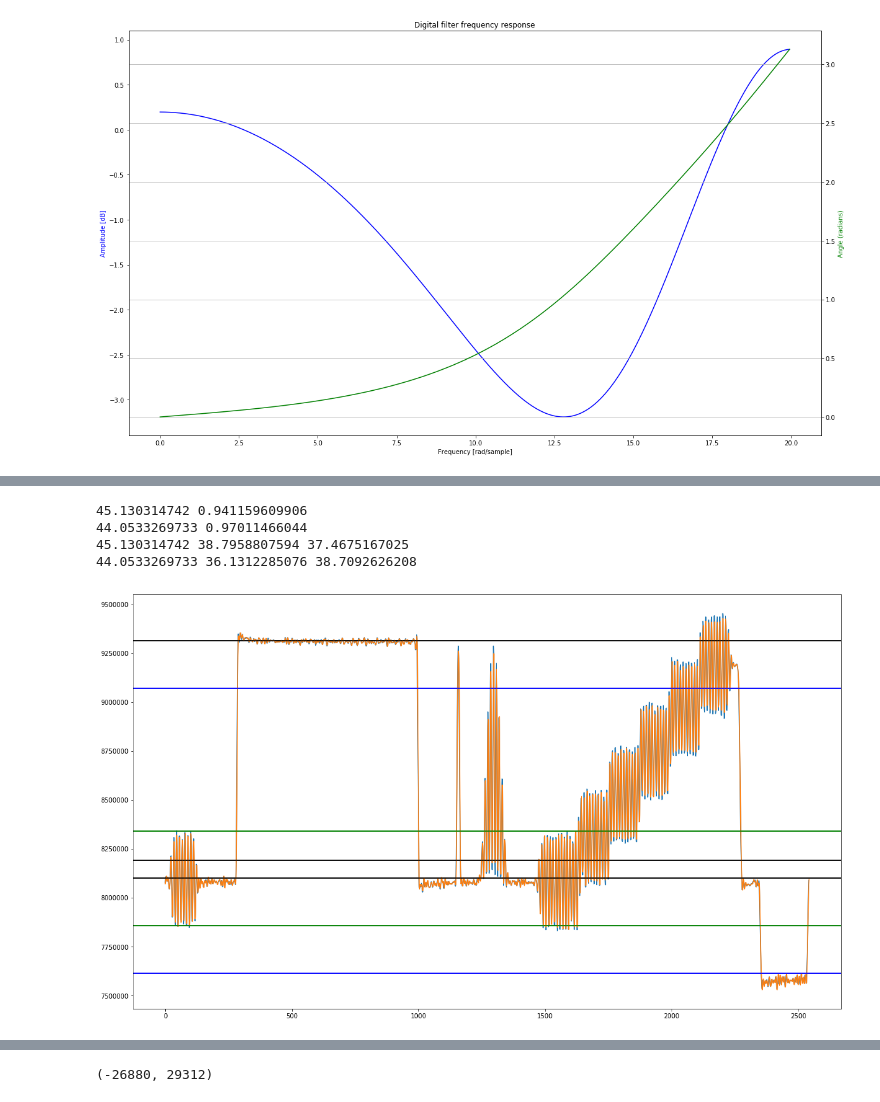
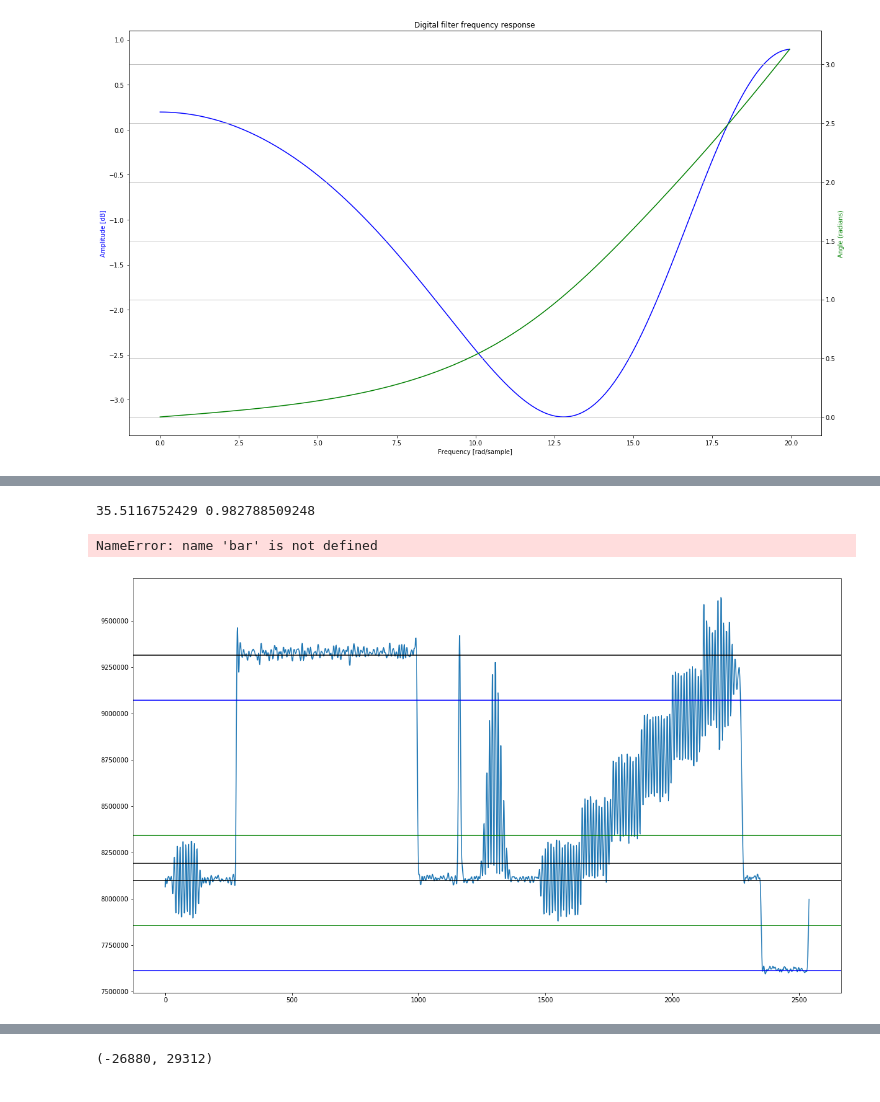
Before and after one commit to happycube/ld-decode, a Jupyter notebook: ld-decoder-dev.ipynb, the cells around one changed output, grey strips where cells are left out. Saved outputs shown, nothing was run; the diff lists cells and outputs as text; code cells hidden in the pictures.

```diff
--- a/ld-decoder-dev.ipynb
+++ b/ld-decoder-dev.ipynb
@@ -919,7 +915,7 @@ def checklinelocs(frame, lineinfo, filterset, outfsc):
             continue
 
         tgtsync = _usectopx(58.35)
-        syncstart = calczc(scaled, tgtsync, iretohz(-15), _usectopx(2.5))
+        syncstart = calczc(scaled, tgtsync, iretohz(-20), _usectopx(2.5))
         if np.abs(syncstart - _usectopx(58.85)) > (outwidth * 0.5 / 63.55):
             subset_endsync = scaled[int(syncstart - _usectopx(1.0)):int(syncstart + _usectopx(1.0))]
             #print(l, len(subset_endsync))
@@ -936,7 +932,7 @@ def checklinelocs(frame, lineinfo, filterset, outfsc):
 
         # For NTSC, the end location should be at approx 58.85usec.
         # Fix it if it's a clean sample and outside of that...
-        syncstart = calczc(scaled, tgtsync, iretohz(-15), _usectopx(4.0))
+        syncstart = calczc(scaled, tgtsync, iretohz(-20), _usectopx(4.0))
         #print(l, syncstart, _usectopx(58.85))
 
         if syncstart is None:
@@ -1118,8 +1023,8 @@ fb = [1.0]
 if True: # DD 3.0
     params['freq'] = 40.0
 
-    deemp_adj1 = .345
-    deemp_adj2 = .345
+    deemp_adj1 = .34
+    deemp_adj2 = .34
 
     params['deemp'] = (120*deemp_adj1, 320*deemp_adj2)
     sampletype = 2
@@ -1127,10 +1032,10 @@ if True: # DD 3.0
     # use w/ac3 disks
     #params['audio_rfreq'] = 2900000
 
-    params['vbpf'] = (3500000, 13500000)
-    params['vbpf_order'] = 3
+    params['vbpf'] = (3500000, 12500000)
+    params['vbpf_order'] = 1
 
-    params['vlpf_freq'] = 4500000
+    params['vlpf_freq'] = 4000000
     params['vlpf_order'] = 6
 
 filterset = prepare_video_filters(params)
@@ -1143,8 +1050,13 @@ def pxtousec(px, freq = filterset['freq_hz']):
 def usectopx(usec, freq = filterset['freq_hz']):
     return freq * usec / 1000000
 # %%
-def formatoutput(combined, lines_odd_cburst, lines_even_cburst):
+def formatoutput(lines_odd, lines_even, lines_odd_cburst, lines_even_cburst):
     outwidth = 910
+
+    combined = np.zeros((outwidth * 506), dtype=np.double)
+    for i in range(0, 503, 2):
+        combined[((i + 0) * outwidth):((i + 1) * outwidth)] = lines_even[(i // 2) * outwidth: ((i // 2) + 1) * outwidth]
+        combined[((i + 1) * outwidth):((i + 2) * outwidth)] = lines_odd[(i // 2) * outwidth: ((i // 2) + 1) * outwidth]
 
     reduced = (combined - minn) / hz_ire_scale
     lines16 = np.uint16(np.clip(reduced * out_scale, 0, 65535) + 0.5)
@@ -1178,16 +1090,17 @@ def formatoutput(combined, lines_odd_cburst, lines_even_cburst):
     #outfile = open('tmp.tbc', 'wb')
     #outfile.write(frameout)
 
-    return lines16, frameout
+    return combined, lines16, frameout
 # %%
 #infile = open('/home/cpage/ilovela.raw', 'rb')
 #infile = open('/home/cpage/ldcaps3/erica.raw', 'rb')
 #infile = open('/mnt2/ld/st6-praxis.raw', 'rb')
-infile = open('/home/cpage/ve-test.raw', 'rb')
+#infile = open('/home/cpage/ve-test.raw', 'rb')
 #infile = open('/home/cpage/avs50819.raw', 'rb')
 #infile = open('/home/cpage/ldcaps3/ve_tp.raw', 'rb')
 #infile = open('/mnt2/ld/giu8x.raw', 'rb')
 #infile = open('/mnt2/ld/dd/he010_6x-ch4.raw', 'rb')
-#infile = open('/home/cpage/ggv1001-s1.raw', 'rb')
-needmtf = False
-sampletype = 2
+infile = open('/mnt2/ld/ggv1001-s1.r30', 'rb')
+#infile = open('/home/cpage/videosketches.raw', 'rb')
+needmtf = True
+sampletype = 3
@@ -1274,22 +1321,20 @@ uint8 (506, 910) (506, 910)
 # %%
 l = 10
 
 bar0 = frame['demod'][int(lineinfo_even[l]):int(lineinfo_even[l+1])]
 #bar = frame['demod'][int(lineinfo_even[l]):int(lineinfo_even[l+1])]
 
-lineplot(bar, filterset)
+#lineplot(bar, filterset)
 lineplot(bar0, filterset)
 print(calcsnr(bar0[400:600]), (np.max(bar0[1200:1500]) - 8100000) / (bar0[500] - 8100000))
 print(calcsnr(bar[400:600]), (np.max(bar[1200:1500]) - 8100000) / (bar[500] - 8100000))
 
 print(calcsnr(bar0[400:600]), calcsnr(bar0[1040:1150]), calcsnr(bar0[-150:-10]))
 print(calcsnr(bar[400:600]), calcsnr(bar[1040:1150]), calcsnr(bar[-150:-10]))
 # %% [output]
-45.130314742 0.941159609906
-44.0533269733 0.97011466044
-45.130314742 38.7958807594 37.4675167025
-44.0533269733 36.1312285076 38.7092626208
+35.5116752429 0.982788509248
+NameError: name 'bar' is not defined
-[figure, old version]
+[figure, new version]
 # %%
 l = 10
 #foo0 = foo
```
Also changed, not shown: parts of 13 cells of this notebook.
